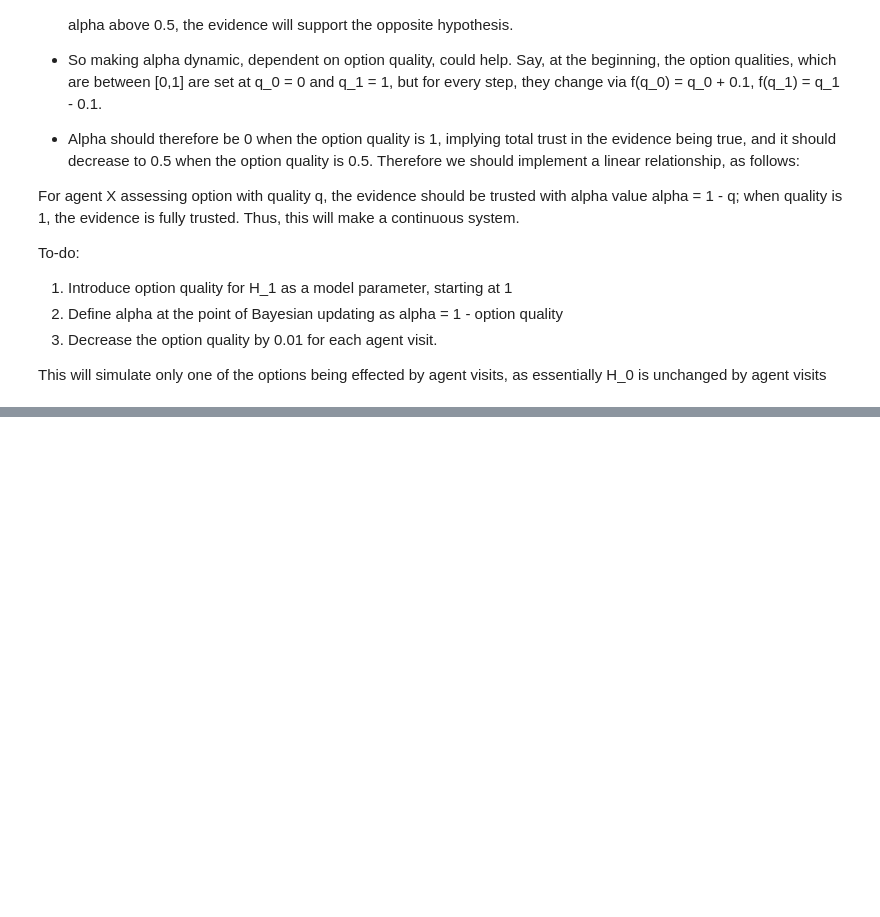
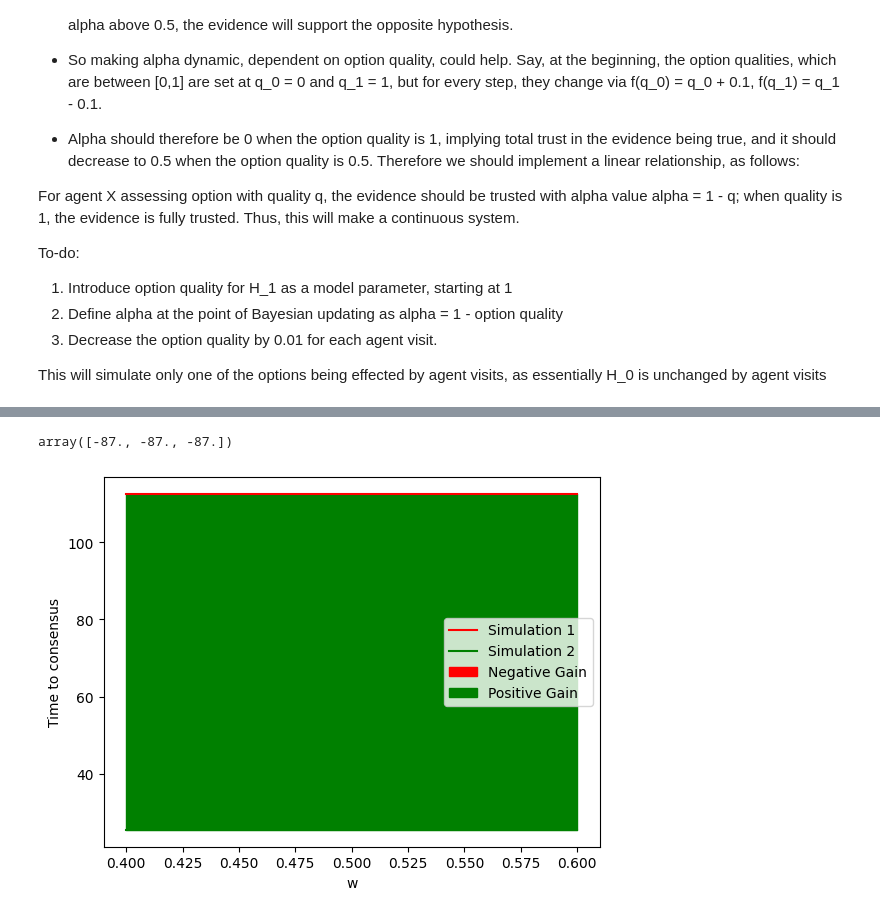
Before and after one commit to TheoLeVay1/Dynamic-Environments-in-Best-of-N, a Jupyter notebook: playground.ipynb, the cells around one changed output, grey strips where cells are left out. Saved outputs shown, nothing was run; the diff lists cells and outputs as text; code cells hidden in the pictures; blank space fills up the shorter version.

```diff
--- a/playground.ipynb
+++ b/playground.ipynb
@@ -385,0 +424,29 @@ Some potential quarms are that we may not want the option qualities to ever go t
+# %%
+params = {"N": 100, "k": 10, "w": [0.4,0.5,0.6] , "alpha": 0.02, "epsilon" : 0.02,
+          "pooling" : False, "uniform" : True, "dynamics" : "none",
+          "measures" : "stubborn", "s_proportion" : 0}
+
+iterations = 2
+max_steps = 200
+
+results = mesa.batch_run(Model,parameters=params,number_processes=1,
+                         data_collection_period=1,display_progress=True,
+    iterations = iterations, max_steps=max_steps)
+
+results_df1 = pd.DataFrame(results)
+
+params = {"N": 100, "k": 10, "w": [0.4,0.5,0.6] , "alpha": 0.02, "epsilon" : 0.02,
+          "pooling" : True, "uniform" : True, "dynamics" : "none",
+          "measures" : "stubborn", "s_proportion" : 0}
+
+
+results = mesa.batch_run(Model,parameters=params,number_processes=1,
+                         data_collection_period=1,display_progress=True,
+    iterations = iterations, max_steps=max_steps)
+
+results_df2 = pd.DataFrame(results)
+# %%
+plot_gain(results_df1, results_df2, iterations = iterations, params = params, variable_parameter = "w")
+# %% [output]
+array([-87., -87., -87.])
+[figure, added]
```
Also changed, not shown: parts of 15 cells of this notebook, 39 other files.
